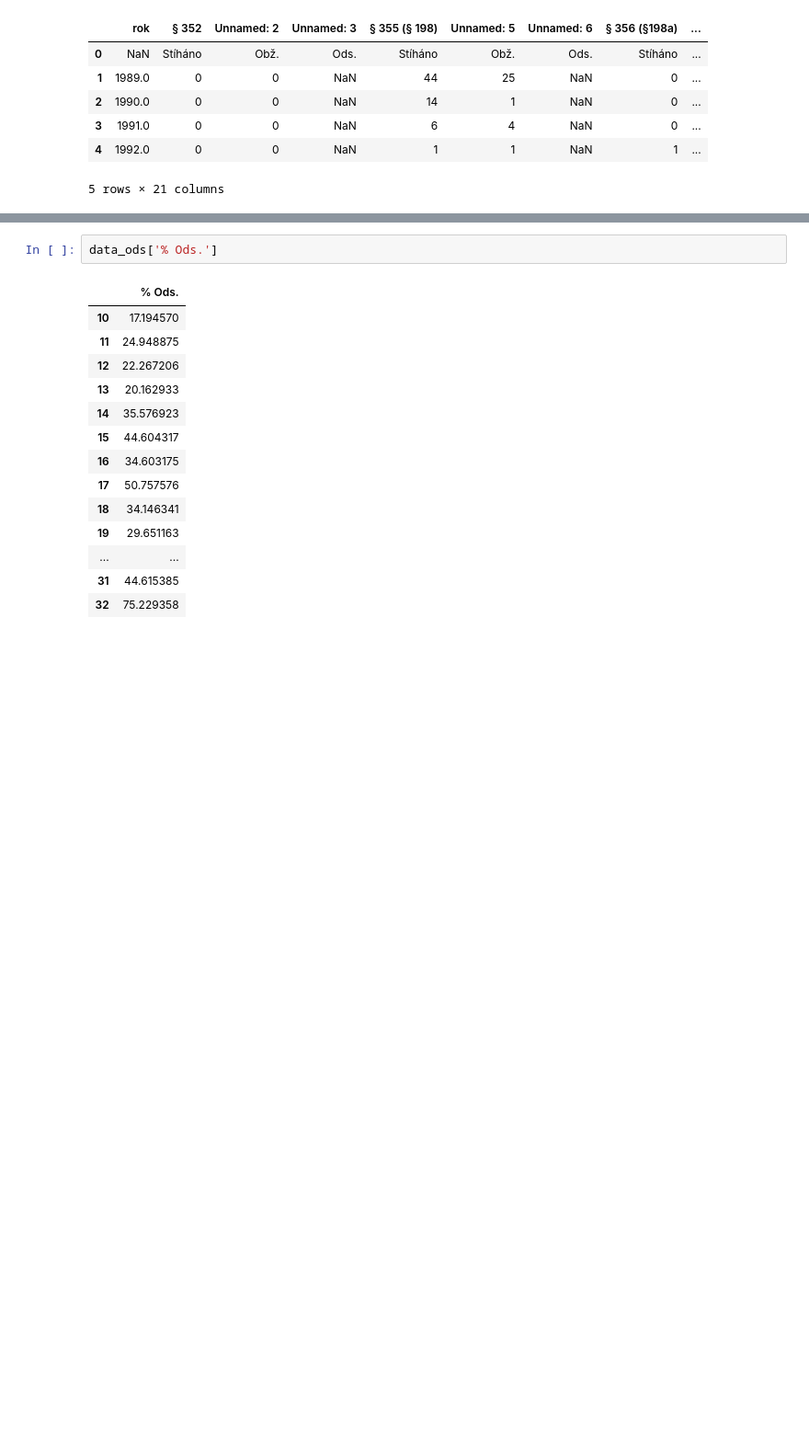
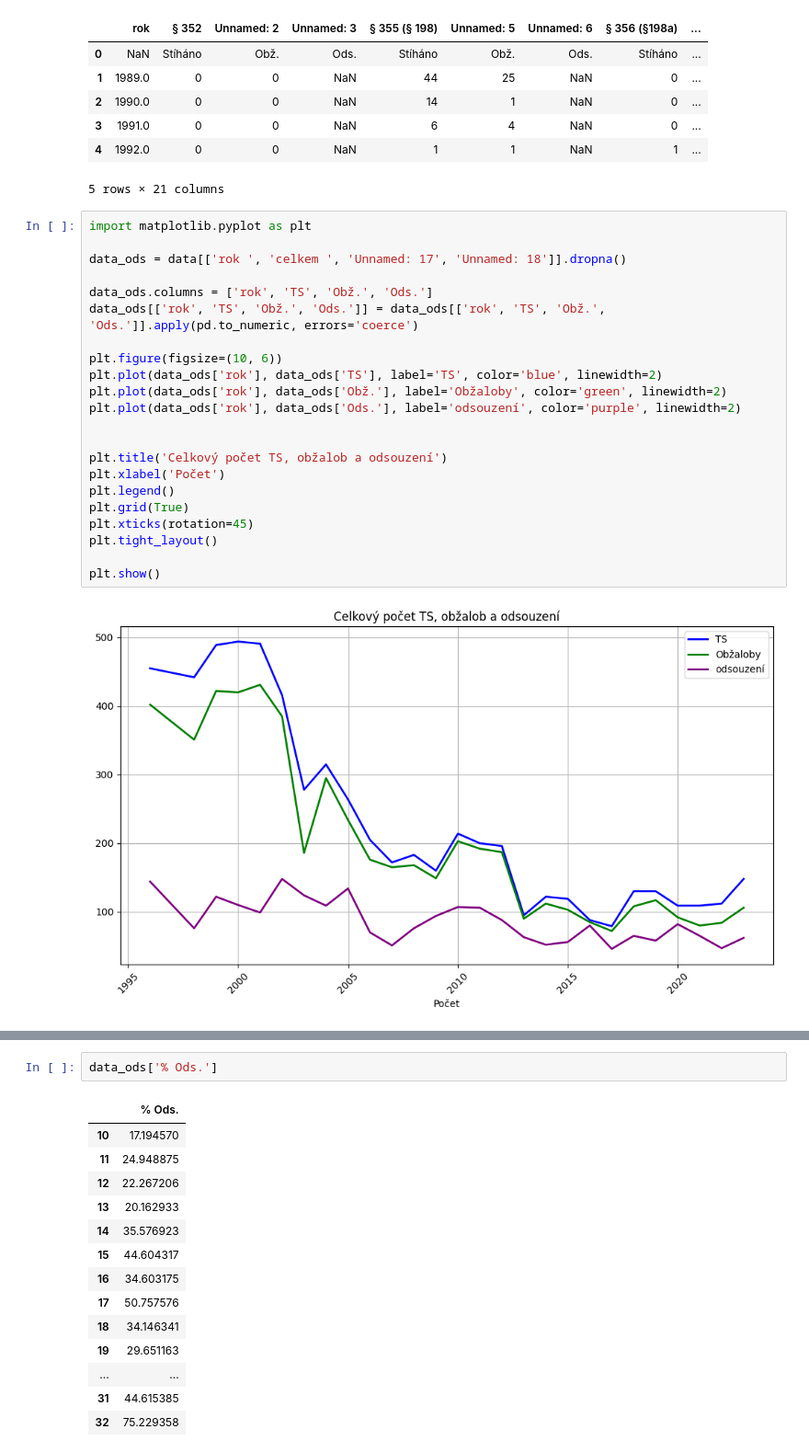
Before and after one commit to DamiTheCraftyPythonista/Thesis, a Jupyter notebook: Hate_crimes_CZ.ipynb, the cells around one changed output, grey strips where cells are left out. Shown at 92% size. Saved outputs shown, nothing was run; the diff lists cells and outputs as text; blank space fills up the shorter version.

```diff
--- a/Hate_crimes_CZ.ipynb
+++ b/Hate_crimes_CZ.ipynb
@@ -14,3 +14,27 @@ data.head()
 | 3 | 1991.0 | 0 | 0 | NaN | 6 | 4 | NaN | 0 | ... |
 | 4 | 1992.0 | 0 | 0 | NaN | 1 | 1 | NaN | 1 | ... |
 5 rows × 21 columns
+# %%
+import matplotlib.pyplot as plt
+
+data_ods = data[['rok ', 'celkem ', 'Unnamed: 17', 'Unnamed: 18']].dropna()
+
+data_ods.columns = ['rok', 'TS', 'Obž.', 'Ods.']
+data_ods[['rok', 'TS', 'Obž.', 'Ods.']] = data_ods[['rok', 'TS', 'Obž.', 'Ods.']].apply(pd.to_numeric, errors='coerce')
+
+plt.figure(figsize=(10, 6))
+plt.plot(data_ods['rok'], data_ods['TS'], label='TS', color='blue', linewidth=2)
+plt.plot(data_ods['rok'], data_ods['Obž.'], label='Obžaloby', color='green', linewidth=2)
+plt.plot(data_ods['rok'], data_ods['Ods.'], label='odsouzení', color='purple', linewidth=2)
+
+
+plt.title('Celkový počet TS, obžalob a odsouzení')
+plt.xlabel('Počet')
+plt.legend()
+plt.grid(True)
+plt.xticks(rotation=45)
+plt.tight_layout()
+
+plt.show()
+# %% [output]
+[figure, added]
```
Also changed, not shown: parts of 6 cells of this notebook.
